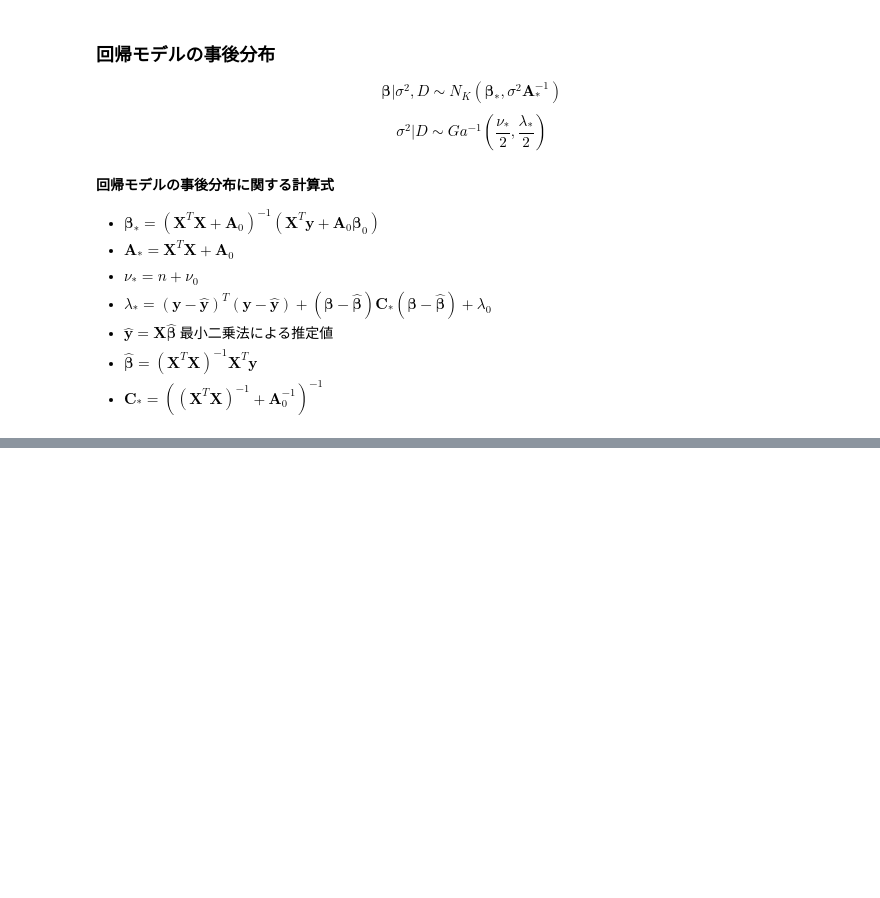
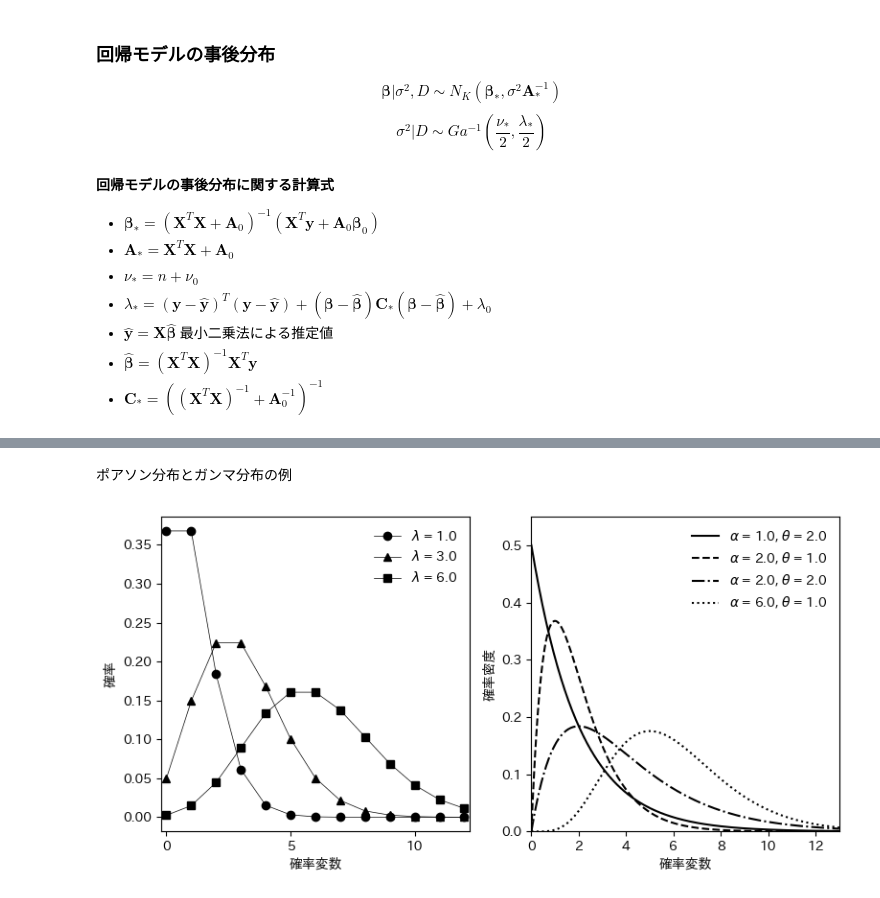
Before and after one commit to inoueshinichi/Learn_Bayesian, a Jupyter notebook: regression_bayes_update.ipynb, the cells around one changed output, grey strips where cells are left out. Drawn from its saved outputs; the diff is of its cells as text; code cells hidden in the pictures; blank space fills up the shorter version.

```diff
--- a/regression_bayes_update.ipynb
+++ b/regression_bayes_update.ipynb
@@ -167,0 +268,45 @@ def regression_stats(y: np.ndarray,
+# %% [markdown]
+ポアソン分布とガンマ分布の例
+# %%
+import numpy as np
+import matplotlib.pyplot as plt
+
+# ポアソン分布とガンマ分布のグラフを作成
+value_l = np.array([1.0, 3.0, 6.0])
+value_a = np.array([1.0, 2.0, 2.0, 6.0])
+value_t = np.array([2.0, 1.0, 2.0, 1.0])
+styles = ['-', '--', '-.', ':']
+markers = ['o', '^', 's']
+
+fig, ax = plt.subplots(1, 2, num=1, figsize=(8,4), facecolor='w')
+
+# ポアソン分布
+x1 = np.linspace(0, 12, 13)
+for index in range(value_l.size):
+    l_i = value_l[index]
+    plot_label = '$\\lambda$ = {0:3.1f}'.format(l_i)
+    ax[0].plot(x1, st.poisson.pmf(x1, l_i), color='k', marker=markers[index], linestyle='-', linewidth=0.5, label=plot_label)
+ax[0].set_xlim(-0.2, 12.2)
+ax[0].set_xticks((0, 5, 10))
+ax[0].set_xlabel('確率変数')
+ax[0].set_ylabel('確率')
+ax[0].legend(loc='upper right', frameon=False)
+
+# ガンマ分布
+x2 = np.linspace(0, 13, 250)
+for index in range(value_a.size):
+    a_i = value_a[index]
+    t_i = value_t[index]
+    plot_label = '$\\alpha$ = {0:3.1f}, $\\theta$ = {1:3.1f}'.format(a_i, t_i)
+    ax[1].plot(x2, st.gamma.pdf(x2, a_i, scale=t_i), color='k', linestyle=styles[index], label=plot_label)
+ax[1].set_xlim(0, 13)
+ax[1].set_ylim(0, 0.55)
+ax[1].set_xlabel('確率変数')
+ax[1].set_ylabel('確率密度')
+ax[1].legend(loc='upper right', frameon=False)
+
+plt.tight_layout()
+# plt.savefig('pybayes_fig_poisson_gamma.png', dpi=300)
+plt.show()
+# %% [output]
+[figure, added]
```
Also changed, not shown: parts of 15 cells of this notebook, 2 other files.
